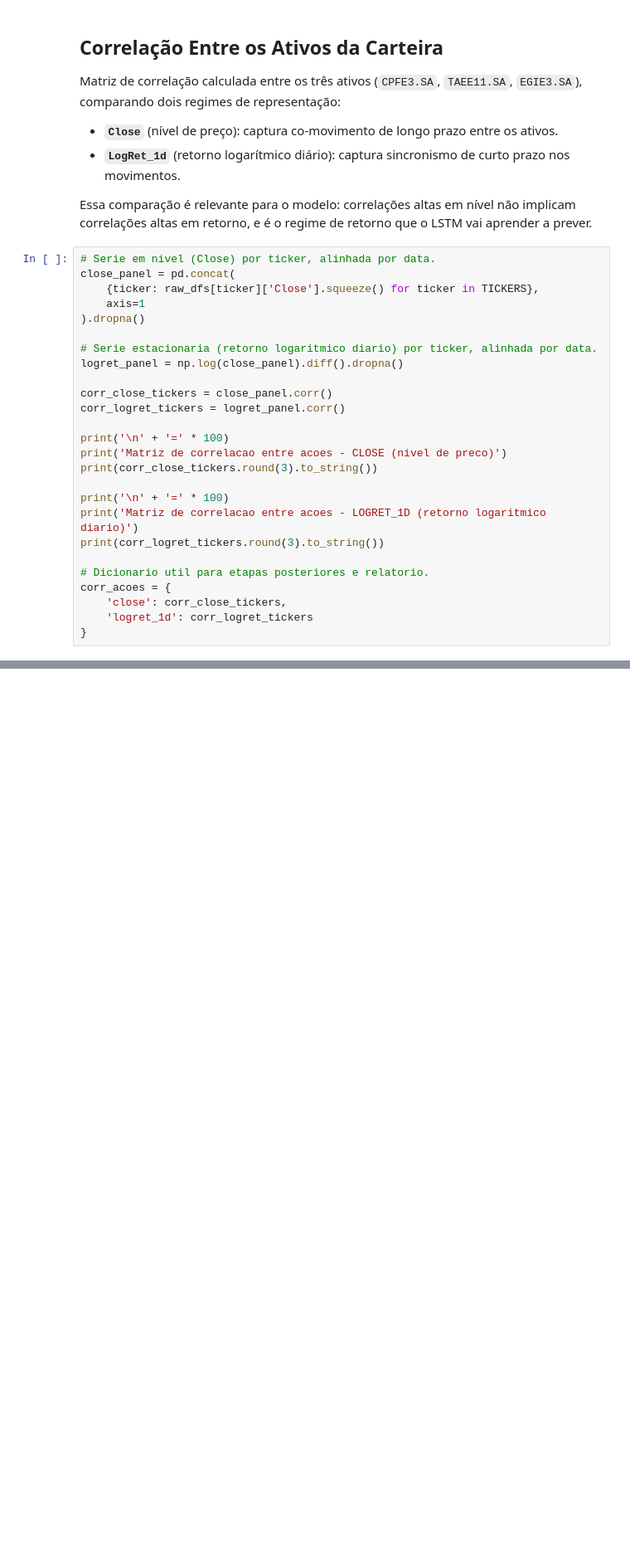
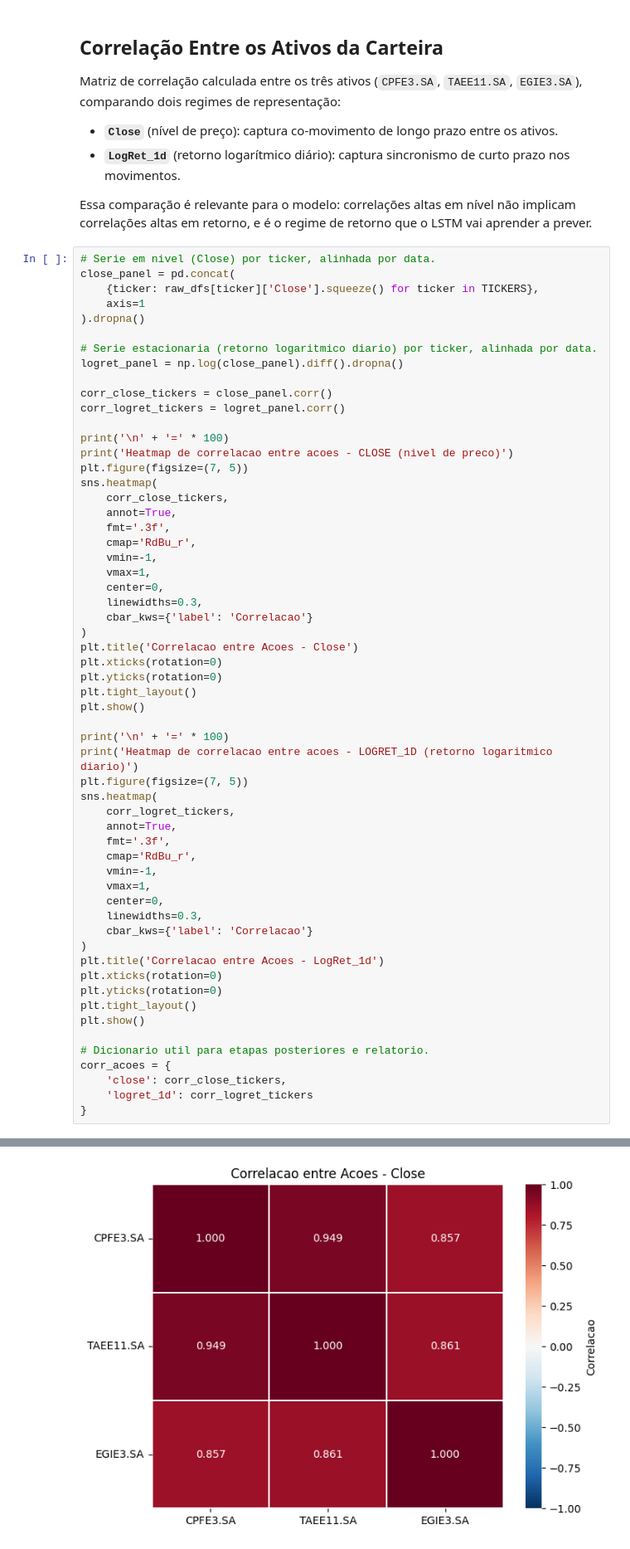
Before and after one commit to CDML-CEUB-GeorgeKurokiJr/projeto-2-lstm-caiothomasbandeira, a Jupyter notebook: Energy_Brasil_Exploration.ipynb, the cells around one changed output, grey strips where cells are left out. Shown at 83% size. Drawn from its saved outputs; the diff is of its cells as text; blank space fills up the shorter version.

```diff
--- a/Energy_Brasil_Exploration.ipynb
+++ b/Energy_Brasil_Exploration.ipynb
@@ -1064,12 +947,44 @@ corr_close_tickers = close_panel.corr()
 corr_logret_tickers = logret_panel.corr()
 
 print('\n' + '=' * 100)
-print('Matriz de correlacao entre acoes - CLOSE (nivel de preco)')
-print(corr_close_tickers.round(3).to_string())
+print('Heatmap de correlacao entre acoes - CLOSE (nivel de preco)')
+plt.figure(figsize=(7, 5))
+sns.heatmap(
+    corr_close_tickers,
+    annot=True,
+    fmt='.3f',
+    cmap='RdBu_r',
+    vmin=-1,
+    vmax=1,
+    center=0,
+    linewidths=0.3,
+    cbar_kws={'label': 'Correlacao'}
+)
+plt.title('Correlacao entre Acoes - Close')
+plt.xticks(rotation=0)
+plt.yticks(rotation=0)
+plt.tight_layout()
+plt.show()
 
 print('\n' + '=' * 100)
-print('Matriz de correlacao entre acoes - LOGRET_1D (retorno logaritmico diario)')
-print(corr_logret_tickers.round(3).to_string())
+print('Heatmap de correlacao entre acoes - LOGRET_1D (retorno logaritmico diario)')
+plt.figure(figsize=(7, 5))
+sns.heatmap(
+    corr_logret_tickers,
+    annot=True,
+    fmt='.3f',
+    cmap='RdBu_r',
+    vmin=-1,
+    vmax=1,
+    center=0,
+    linewidths=0.3,
+    cbar_kws={'label': 'Correlacao'}
+)
+plt.title('Correlacao entre Acoes - LogRet_1d')
+plt.xticks(rotation=0)
+plt.yticks(rotation=0)
+plt.tight_layout()
+plt.show()
 
 # Dicionario util para etapas posteriores e relatorio.
 corr_acoes = {
@@ -1092,0 +997 @@ EGIE3.SA      0.198      0.001     1.000
+[figure, added]
```
Also changed, not shown: parts of 10 cells of this notebook.
